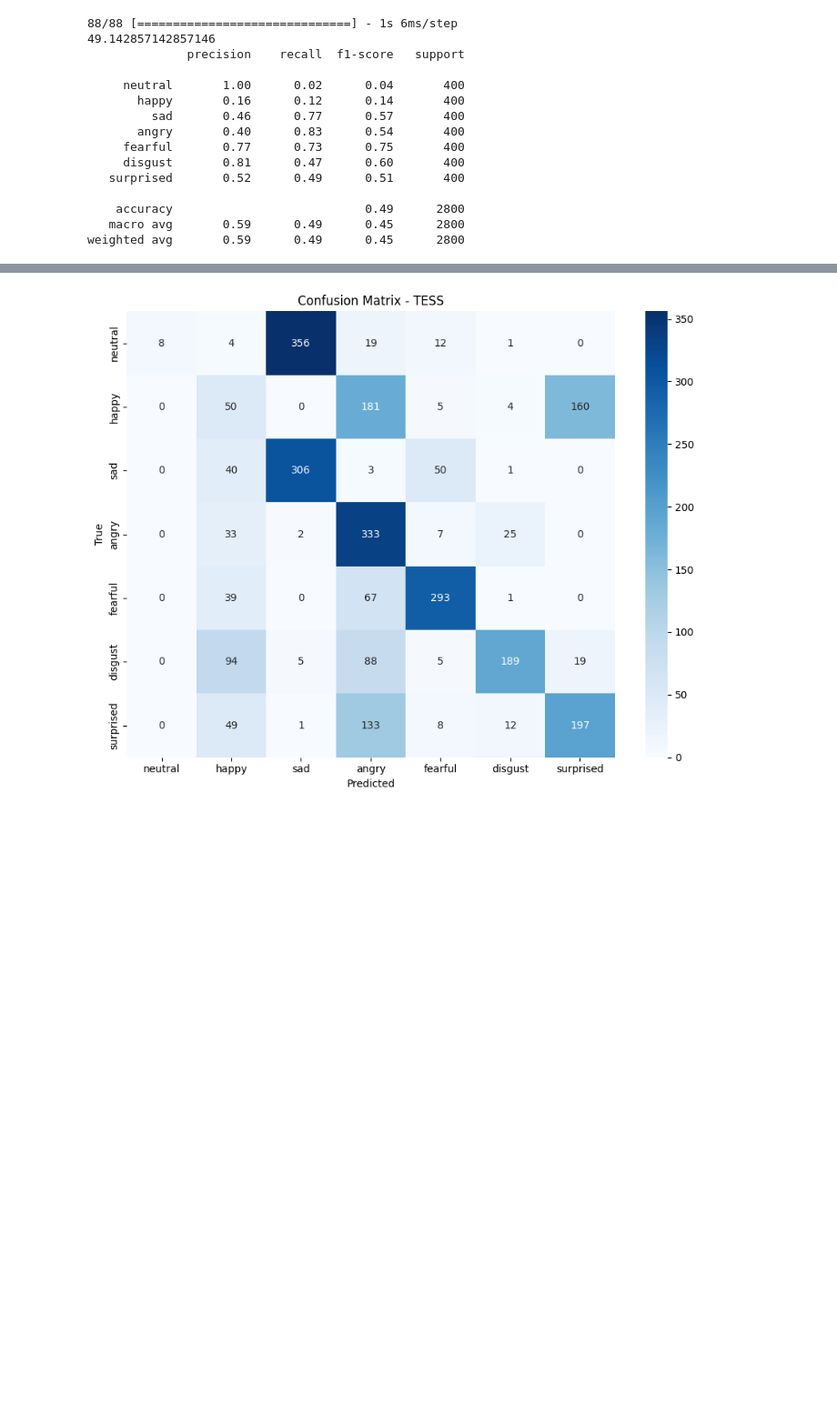
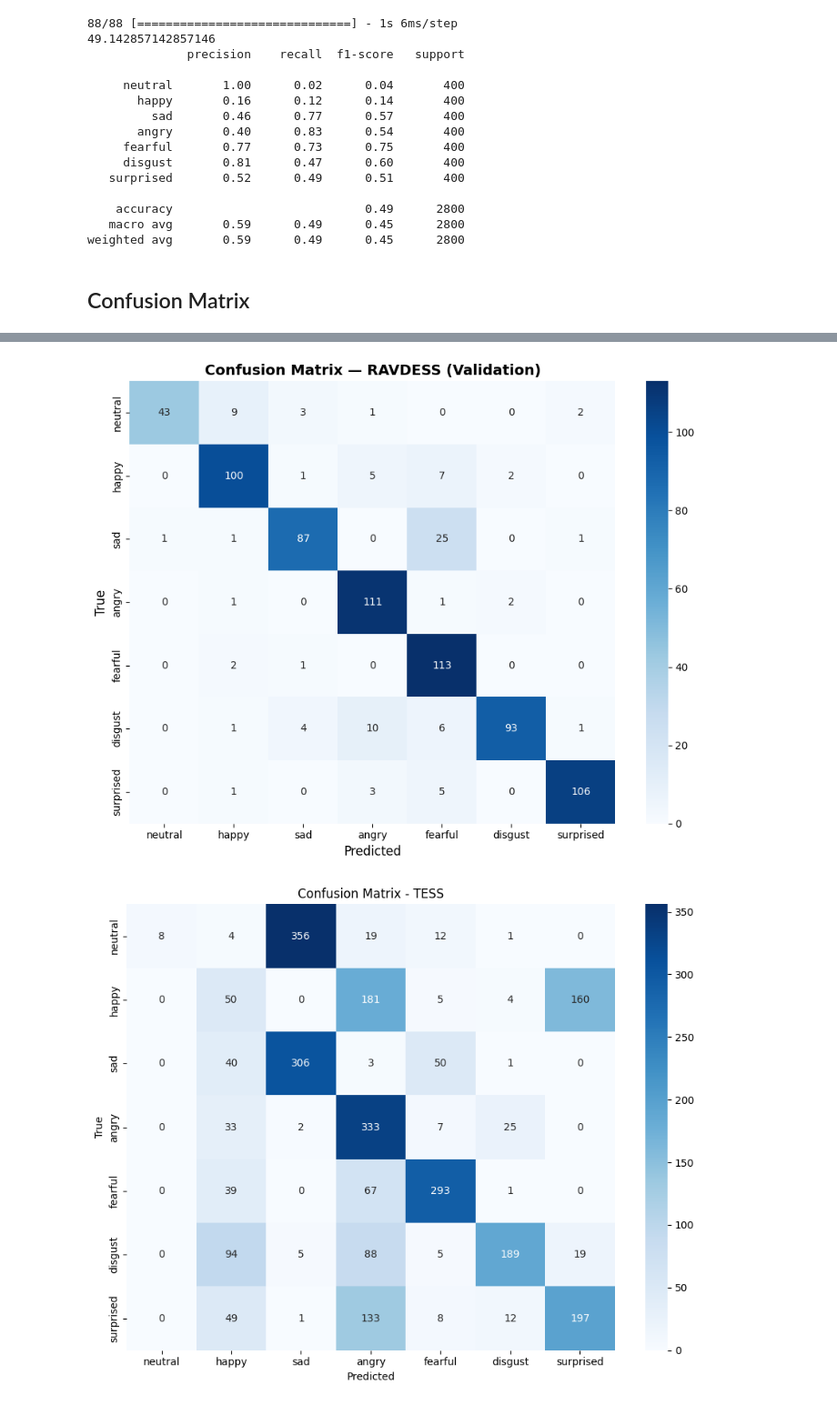
Before and after one commit to Harpil70/Audio-Emotion-Recognition-System, a Jupyter notebook: AERS.ipynb, the cells around one changed output, grey strips where cells are left out. Shown at 91% size. Drawn from its saved outputs; the diff is of its cells as text; code cells hidden in the pictures; blank space fills up the shorter version.

```diff
--- a/AERS.ipynb
+++ b/AERS.ipynb
@@ -376,3 +375,24 @@ print(classification_report(y_tess, y_pred_tess, target_names=LABEL_NAMES))
     accuracy                           0.49      2800
    macro avg       0.59      0.49      0.45      2800
 weighted avg       0.59      0.49      0.45      2800
+# %% [markdown]
+## Confusion Matrix
+# %%
+import seaborn as sns
+from sklearn.metrics import confusion_matrix
+
+y_pred_prob = model.predict(X_test)
+y_pred_test = np.argmax(y_pred_prob, axis=1)
+
+LABEL_NAMES = ['neutral', 'happy', 'sad', 'angry', 'fearful', 'disgust', 'surprised']
+
+cm = confusion_matrix(y_test, y_pred_test)
+
+plt.figure(figsize=(9, 7))
+sns.heatmap(cm, annot=True, fmt='d', cmap='Blues',xticklabels=LABEL_NAMES, yticklabels=LABEL_NAMES)
+plt.xlabel('Predicted', fontsize=12)
+plt.ylabel('True', fontsize=12)
+plt.title('Confusion Matrix — RAVDESS (Validation)', fontsize=14, fontweight='bold')
+plt.tight_layout()
+plt.show()
+# %% [output]
@@ -379 +400,2 @@ weighted avg       0.59      0.49      0.45      2800
+[figure, added]
 # %%
```
Also changed, not shown: parts of 3 cells of this notebook.
